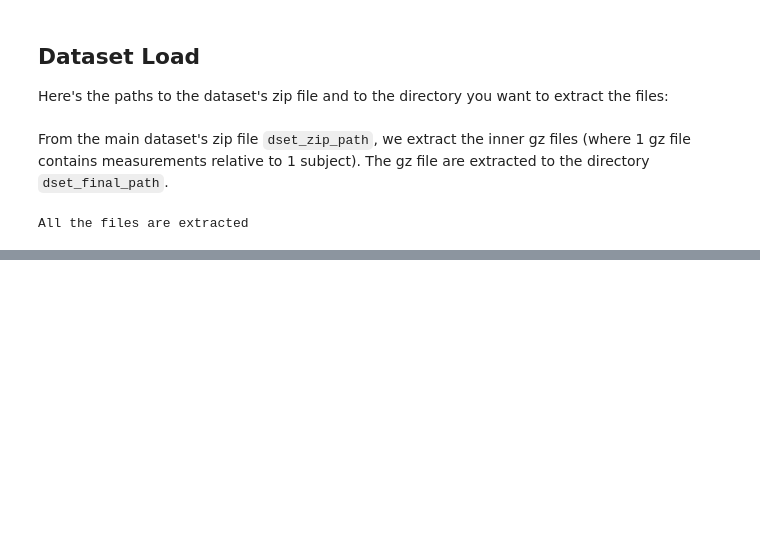
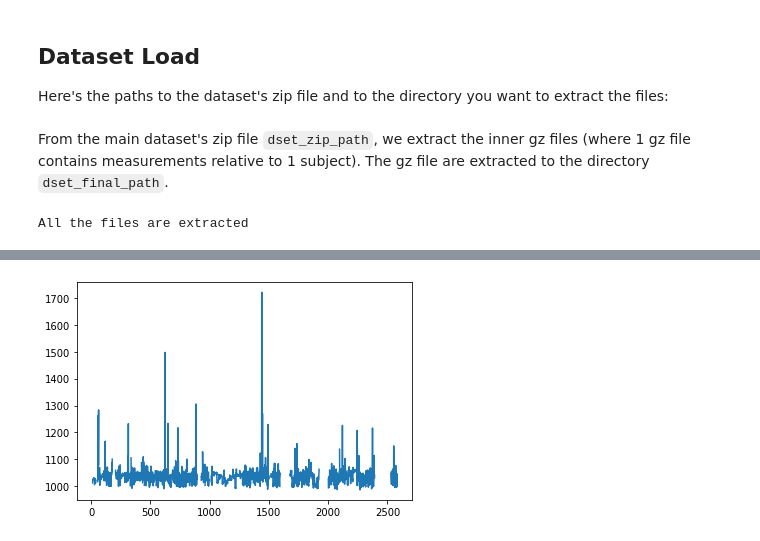
Before and after one commit to MariPS/Behavioral-Context-Recognition, a Jupyter notebook: exploratory-data-analysis.ipynb, the cells around one changed output, grey strips where cells are left out. Cells and saved outputs as stored; diff of their text form; code cells hidden in the pictures; blank space fills up the shorter version.

```diff
--- a/exploratory-data-analysis.ipynb
+++ b/exploratory-data-analysis.ipynb
@@ -70,0 +72,6 @@ Here we start by taking into consideration a single variable to find out the tim
+# %%
+uuid = '1155FF54-63D3-4AB2-9863-8385D0BD0A13'
+user_data = df_dset.loc[df_dset['uuid']==uuid]
+user_data = user_data.copy()
+user_data.reset_index(inplace=True,drop=True)
+user_data
@@ -70,0 +92,7 @@ Here we start by taking into consideration a single variable to find out the tim
+# %%
+from matplotlib import pyplot
+
+user_data["watch_acceleration:magnitude_stats:mean"].plot()
+pyplot.show()
+# %% [output]
+[figure, added]
```
Also changed, not shown: parts of 8 cells of this notebook.
